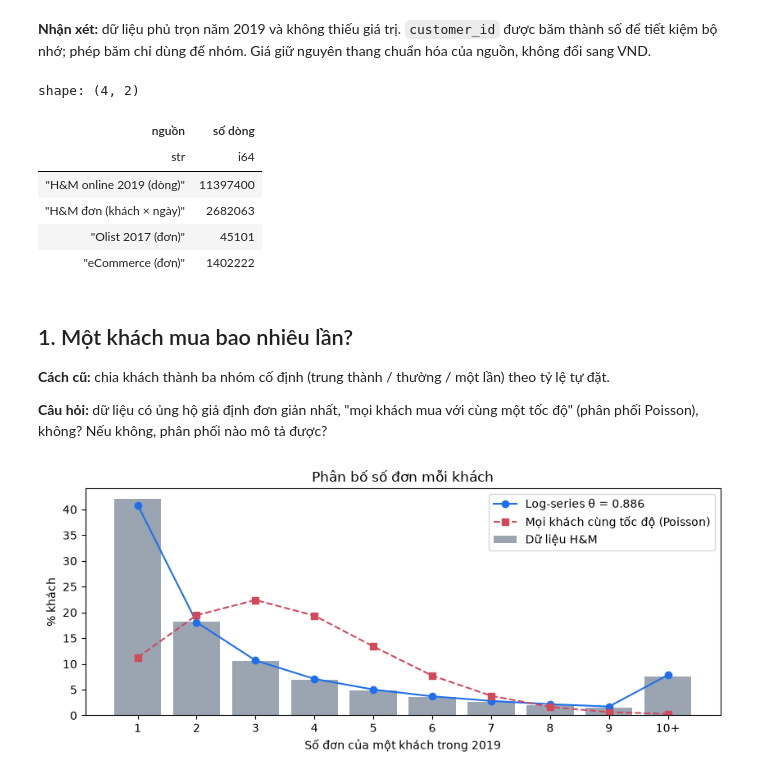
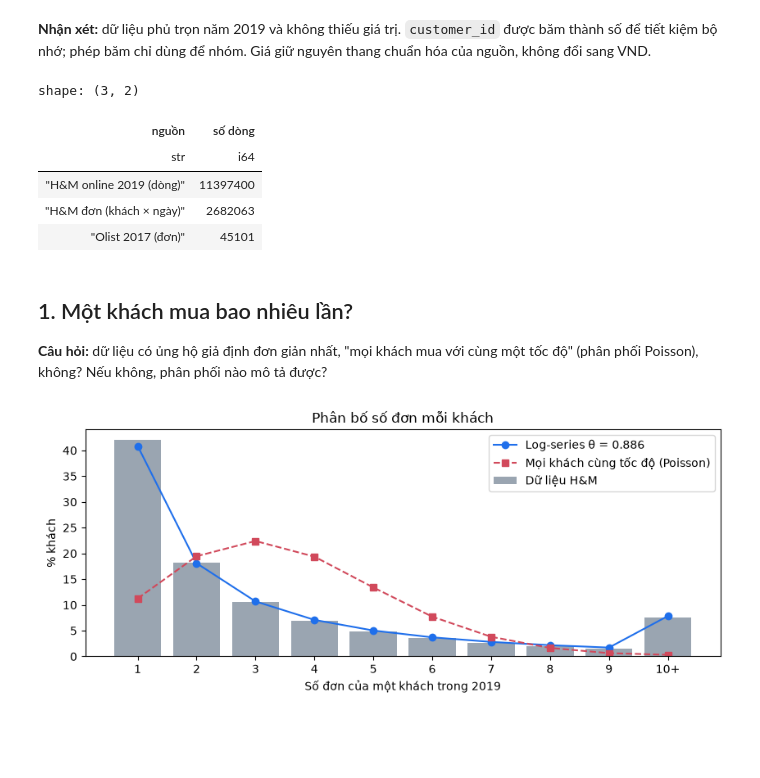
Before and after one commit to DanhTrannn/dk-ecommerce-data-platform, a Jupyter notebook: generator/notebooks/reference_datasets_eda.ipynb, the cells around one changed output. Cells and saved outputs as stored; diff of their text form; code cells hidden in the pictures; blank space fills up the shorter version.

```diff
--- a/generator/notebooks/reference_datasets_eda.ipynb
+++ b/generator/notebooks/reference_datasets_eda.ipynb
@@ -81,46 +73,27 @@ shape: (1, 5)
 # %%
 articles = (
     pl.read_csv(data_dir / "hm" / "articles.csv", schema_overrides={"article_id": pl.Utf8, "product_code": pl.Utf8})
     .select("product_code", "index_group_name", "product_group_name", "product_type_name")
     .unique("product_code")
 )
 olist_orders = pl.read_csv(data_dir / "olist" / "olist_orders_dataset.csv").with_columns(
     pl.col("order_purchase_timestamp", "order_delivered_customer_date", "order_estimated_delivery_date").str.to_datetime(
         strict=False
     )
 ).filter(pl.col("order_purchase_timestamp").dt.year() == 2017)
-# eCommerce Behavior lưu giờ UTC; cửa hàng dùng giờ Moskva (UTC+3). Một phiên có mua = một đơn.
-ecb = (
-    pl.concat(
-        [
-            pl.scan_csv(
-                data_dir / "ecommerce_behavior" / f"2019-{month}.csv",
-                schema_overrides={"user_session": pl.Utf8, "category_code": pl.Utf8, "brand": pl.Utf8},
-            ).filter(pl.col("event_type") == "purchase")
-            for month in ("Oct", "Nov")
-        ]
-    )
-    .select("user_session", "event_time")
-    .unique("user_session")
-    .with_columns(ts=pl.col("event_time").str.replace(" UTC", "").str.to_datetime() + pl.duration(hours=3))
-    .filter(pl.col("ts").dt.date() < dt.date(2019, 12, 1))
-    .collect(engine="streaming")
-)
 purchase_days = hm.select("customer", "t_dat").unique()
-pl.DataFrame({"nguồn": ["H&M online 2019 (dòng)", "H&M đơn (khách × ngày)", "Olist 2017 (đơn)", "eCommerce (đơn)"],
-              "số dòng": [hm.height, purchase_days.height, olist_orders.height, ecb.height]})
+pl.DataFrame({"nguồn": ["H&M online 2019 (dòng)", "H&M đơn (khách × ngày)", "Olist 2017 (đơn)"],
+              "số dòng": [hm.height, purchase_days.height, olist_orders.height]})
 # %% [output]
-shape: (4, 2)
+shape: (3, 2)
 | nguồn | số dòng |
 | str | i64 |
 | "H&M online 2019 (dòng)" | 11397400 |
 | "H&M đơn (khách × ngày)" | 2682063 |
 | "Olist 2017 (đơn)" | 45101 |
-| "eCommerce (đơn)" | 1402222 |
 # %% [markdown]
 ## 1. Một khách mua bao nhiêu lần?
 
-**Cách cũ:** chia khách thành ba nhóm cố định (trung thành / thường / một lần) theo tỷ lệ tự đặt.
 
 **Câu hỏi:** dữ liệu có ủng hộ giả định đơn giản nhất, "mọi khách mua với cùng một tốc độ" (phân phối Poisson), không? Nếu không, phân phối nào mô tả được?
 # %%
```
Also changed, not shown: parts of 9 cells of this notebook, 3 other files.
